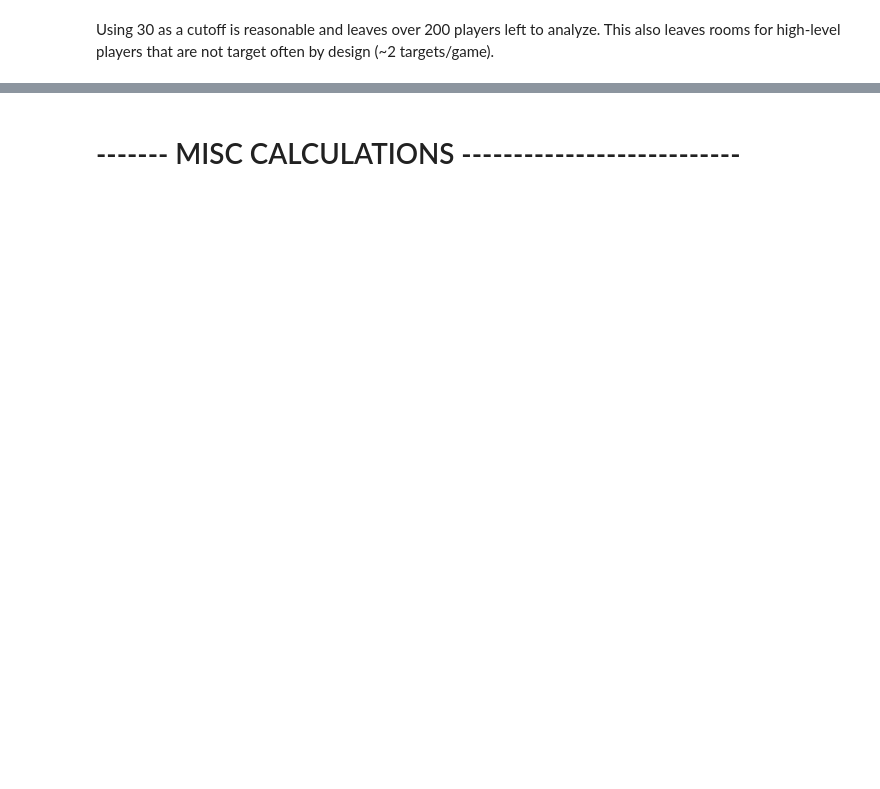
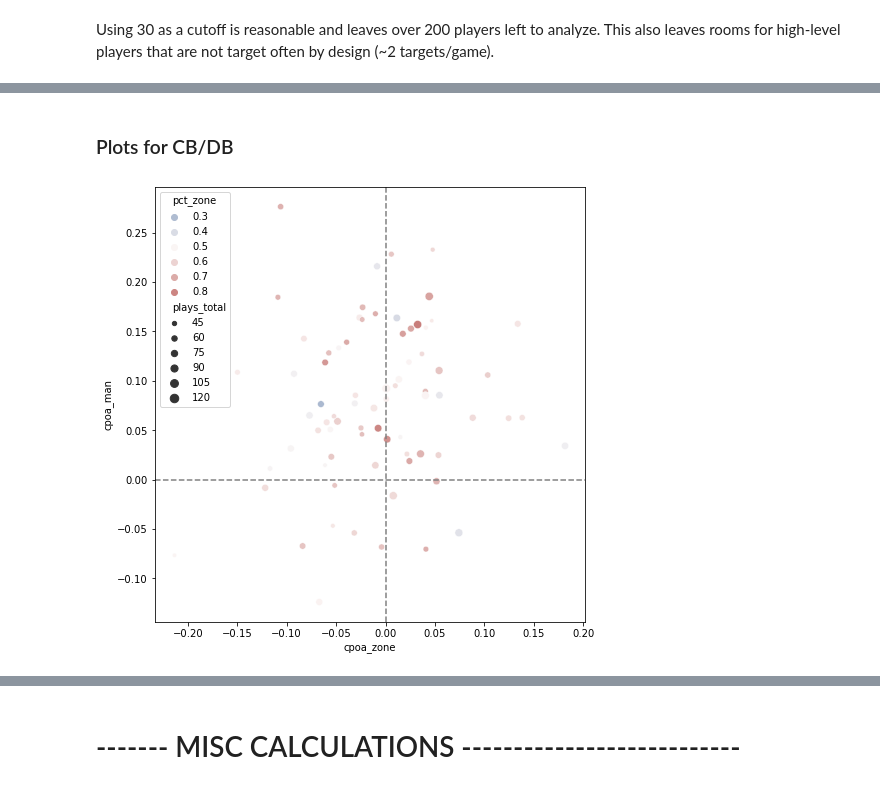
Before and after one commit to pschlais/kaggle_bigdatabowl_2021, a Jupyter notebook: Target_defender_performance.ipynb, the cells around one changed output, grey strips where cells are left out. Saved outputs shown, nothing was run; the diff lists cells and outputs as text; code cells hidden in the pictures; blank space fills up the shorter version.

Commit message:
Added refined plot example to use in final report

```diff
--- a/Target_defender_performance.ipynb
+++ b/Target_defender_performance.ipynb
@@ -879,8 +1132,8 @@ cpoa_agg = cpoa_df.groupby('nflId_def').agg(
     plays_zone = pd.NamedAgg(column='zone', aggfunc=lambda x: np.sum(x==1)),
     plays_man = pd.NamedAgg(column='zone', aggfunc=lambda x: np.sum(x==0)),
     epa_avg_tot = pd.NamedAgg(column='epa', aggfunc='mean'),
-    cp = pd.NamedAgg(column='passResult', aggfunc=lambda x: np.mean(x=='C')),
-    cp_expect = pd.NamedAgg(column='cp_expect', aggfunc='mean'),
+    cp_tot = pd.NamedAgg(column='passResult', aggfunc=lambda x: np.mean(x=='C')),
+    cp_expect_tot = pd.NamedAgg(column='cp_expect', aggfunc='mean'),
 ).reset_index()
 
 # make play count columns integers
@@ -888,7 +1141,7 @@ cpoa_agg['plays_zone'] = cpoa_agg.plays_zone.astype(int)
 cpoa_agg['plays_man'] = cpoa_agg.plays_man.astype(int)
 
 # calculate CPOA
-cpoa_agg['cpoa'] = cpoa_agg.cp_expect - cpoa_agg.cp
+cpoa_agg['cpoa'] = cpoa_agg.cp_expect_tot - cpoa_agg.cp_tot
 
 cpoa_agg = pd.merge(cpoa_agg, player_df[['nflId','displayName','position']],
                    left_on='nflId_def', right_on='nflId', how='left').drop(columns='nflId')
@@ -896,8 +1163,16 @@ cpoa_agg
 # %%
 # get the average EPA for zone vs. man coverage
 epa_agg = cpoa_df.groupby(['nflId_def', 'zone']).agg(
-    epa_avg = pd.NamedAgg(column='epa', aggfunc='mean')
+    epa_avg = pd.NamedAgg(column='epa', aggfunc='mean'),
+    cp_avg = pd.NamedAgg(column='passResult', aggfunc=lambda x: np.mean(x=='C')),
+    cp_expect_avg = pd.NamedAgg(column='cp_expect', aggfunc='mean'),
 ).unstack()
-epa_agg.columns=['epa_avg_man', 'epa_avg_zone']
+epa_agg.columns=['epa_avg_man', 'epa_avg_zone', 'cp_man', 'cp_zone', 'cp_expect_man', 'cp_expect_zone']
 epa_agg.reset_index(inplace=True)
+
+# calculate cpoa
+epa_agg['cpoa_man'] = epa_agg.cp_expect_man - epa_agg.cp_man
+epa_agg['cpoa_zone'] = epa_agg.cp_expect_zone - epa_agg.cp_zone
+
+# show
 epa_agg
@@ -914,0 +1280,17 @@ cpoa_agg.sort_values('plays_man', ascending=False)
+# %% [markdown]
+### Plots for CB/DB
+# %%
+# reduced dataframe
+cb_agg = cpoa_agg[cpoa_agg.position.isin(['CB','DB'])].copy()
+cb_agg['pct_zone'] = cb_agg.plays_zone / cb_agg.plays_total
+# %%
+# plot CPOA man and zone
+cb_mz = cb_agg[(cb_agg.plays_zone >= 20) & (cb_agg.plays_man >= 20)]
+plt.figure(figsize=(8,8))
+sns.scatterplot(data=cb_mz, x='cpoa_zone', y='cpoa_man', size='plays_total', hue='pct_zone', hue_norm=(0,1),
+               palette="vlag", edgecolors='k')
+plt.axhline(0, ls='--', c='gray')
+plt.axvline(0, ls='--', c='gray')
+plt.gca().set_aspect('equal')
+# %% [output]
+[figure, added]
```
Also changed, not shown: parts of 66 cells of this notebook.
